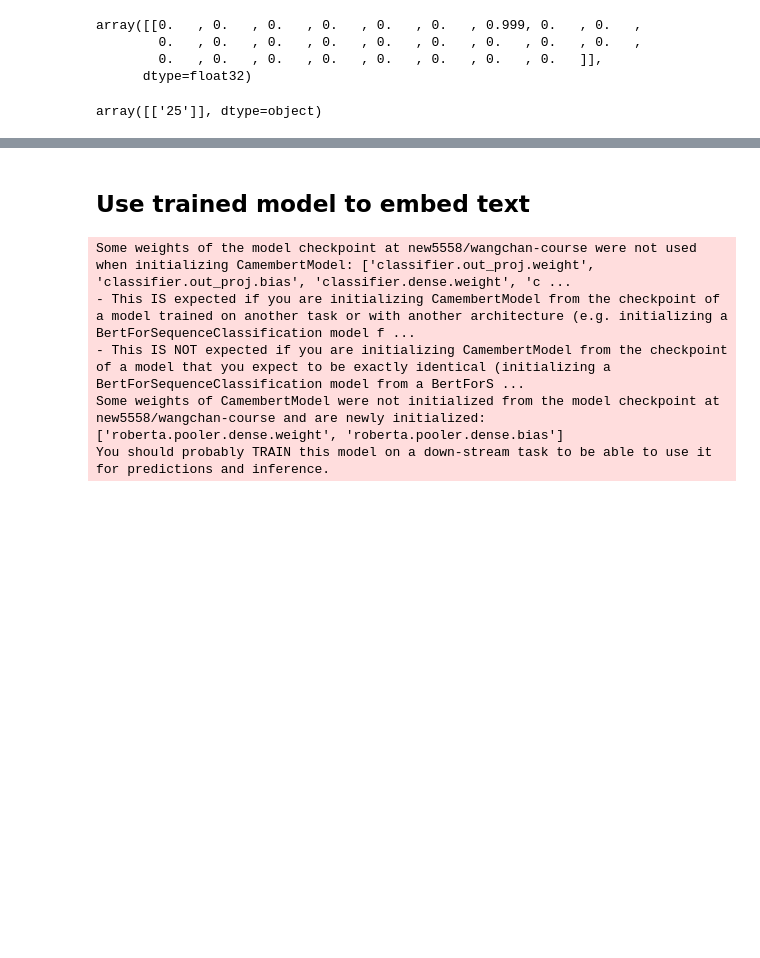
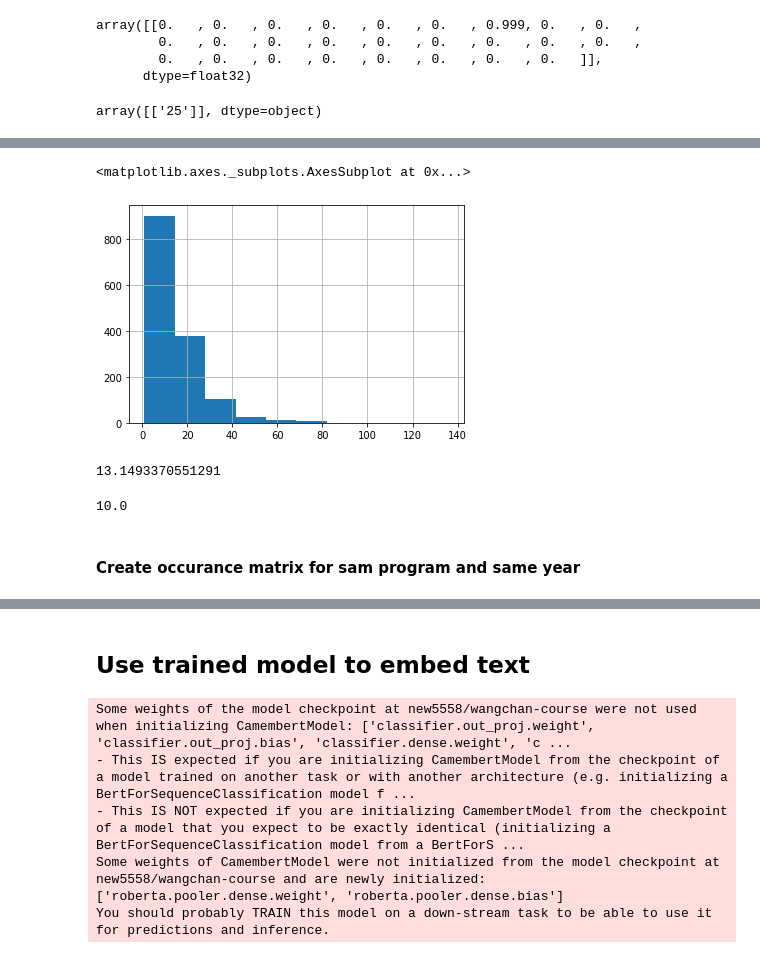
Before and after one commit to new5558/Chula-course-recommender-proof-of-concept, a Jupyter notebook: src/model.ipynb, the cells around one changed output, grey strips where cells are left out. Saved outputs shown, nothing was run; the diff lists cells and outputs as text; code cells hidden in the pictures; blank space fills up the shorter version.

Commit message:
feat: engineer occurance matrix for subjects

```diff
--- a/src/model.ipynb
+++ b/src/model.ipynb
@@ -2154,0 +2149,2 @@ label inversed: [['22']]
+# %%
+merged_df['infered_year'] = merged_df['course_no'].apply(lambda x: x[4])
@@ -2154,0 +2165,17 @@ label inversed: [['22']]
+# %%
+merged_df['program_and_year_hash'] = merged_df['program_code'] + ':' + merged_df['infered_year']
+# %%
+merged_df['program_and_year_hash'].value_counts().hist()
+# %% [output]
+<matplotlib.axes._subplots.AxesSubplot at 0x...>
+[figure, added]
+# %%
+merged_df['program_and_year_hash'].value_counts().mean()
+# %% [output]
+13.1493370551291
+# %%
+merged_df['program_and_year_hash'].value_counts().median()
+# %% [output]
+10.0
+# %% [markdown]
+#### Create occurance matrix for sam program and same year
```
Also changed, not shown: parts of 51 cells of this notebook.
